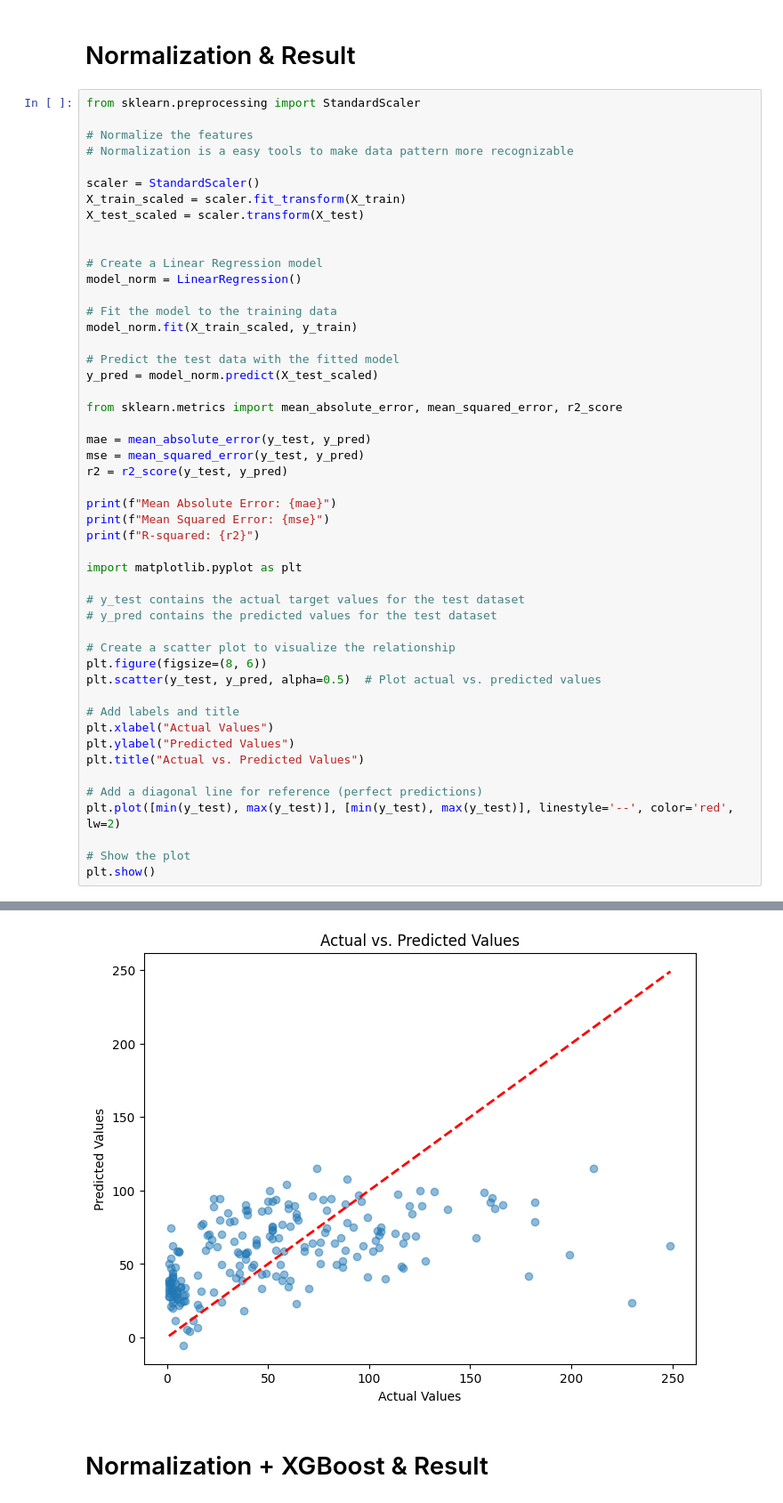
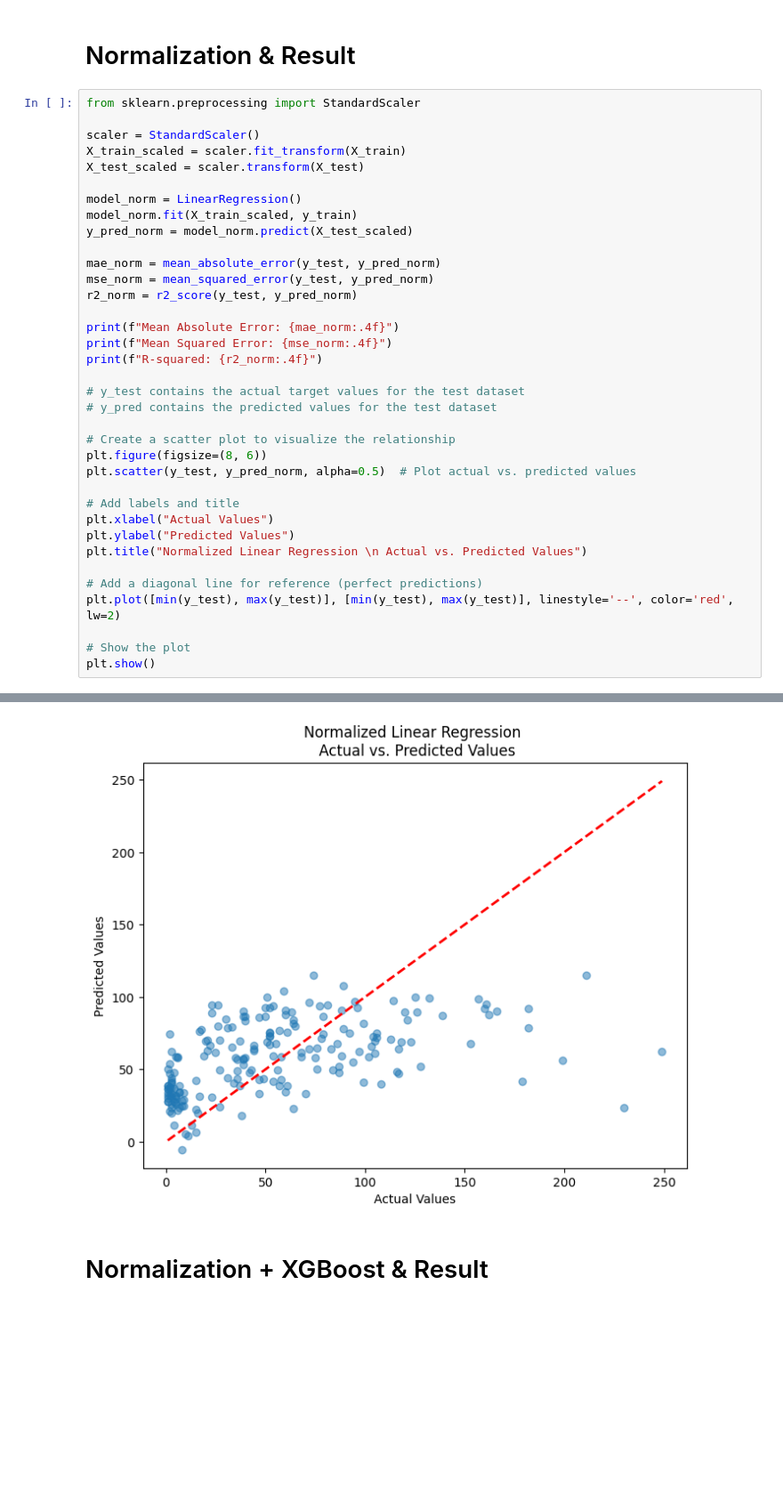
Before and after one commit to s4tlaw/KTH_AH2179, a Jupyter notebook: KTH_AH2179_asm_1_ipynb.ipynb, the cells around one changed output, grey strips where cells are left out. Shown at 89% size. Drawn from its saved outputs; the diff is of its cells as text; blank space fills up the shorter version.

```diff
--- a/KTH_AH2179_asm_1_ipynb.ipynb
+++ b/KTH_AH2179_asm_1_ipynb.ipynb
@@ -122,47 +122,34 @@ R-squared: 0.24400585838749322
 # Normalization & Result
 # %%
 from sklearn.preprocessing import StandardScaler
-
-# Normalize the features
-# Normalization is a easy tools to make data pattern more recognizable
 
 scaler = StandardScaler()
 X_train_scaled = scaler.fit_transform(X_train)
 X_test_scaled = scaler.transform(X_test)
 
+model_norm = LinearRegression()
+model_norm.fit(X_train_scaled, y_train)
+y_pred_norm = model_norm.predict(X_test_scaled)
 
-# Create a Linear Regression model
-model_norm = LinearRegression()
+mae_norm = mean_absolute_error(y_test, y_pred_norm)
+mse_norm = mean_squared_error(y_test, y_pred_norm)
+r2_norm = r2_score(y_test, y_pred_norm)
 
-# Fit the model to the training data
-model_norm.fit(X_train_scaled, y_train)
-
-# Predict the test data with the fitted model
-y_pred = model_norm.predict(X_test_scaled)
-
-from sklearn.metrics import mean_absolute_error, mean_squared_error, r2_score
-
-mae = mean_absolute_error(y_test, y_pred)
-mse = mean_squared_error(y_test, y_pred)
-r2 = r2_score(y_test, y_pred)
-
-print(f"Mean Absolute Error: {mae}")
-print(f"Mean Squared Error: {mse}")
-print(f"R-squared: {r2}")
-
-import matplotlib.pyplot as plt
+print(f"Mean Absolute Error: {mae_norm:.4f}")
+print(f"Mean Squared Error: {mse_norm:.4f}")
+print(f"R-squared: {r2_norm:.4f}")
 
 # y_test contains the actual target values for the test dataset
 # y_pred contains the predicted values for the test dataset
 
 # Create a scatter plot to visualize the relationship
 plt.figure(figsize=(8, 6))
-plt.scatter(y_test, y_pred, alpha=0.5)  # Plot actual vs. predicted values
+plt.scatter(y_test, y_pred_norm, alpha=0.5)  # Plot actual vs. predicted values
 
 # Add labels and title
 plt.xlabel("Actual Values")
 plt.ylabel("Predicted Values")
-plt.title("Actual vs. Predicted Values")
+plt.title("Normalized Linear Regression \n Actual vs. Predicted Values")
 
 # Add a diagonal line for reference (perfect predictions)
 plt.plot([min(y_test), max(y_test)], [min(y_test), max(y_test)], linestyle='--', color='red', lw=2)
@@ -176,4 +163,4 @@ R-squared: 0.24400585838749322
-[figure, old version]
+[figure, new version]
 # %% [markdown]
 # Normalization + XGBoost & Result
 # %%
```
Also changed, not shown: parts of 7 cells of this notebook.
